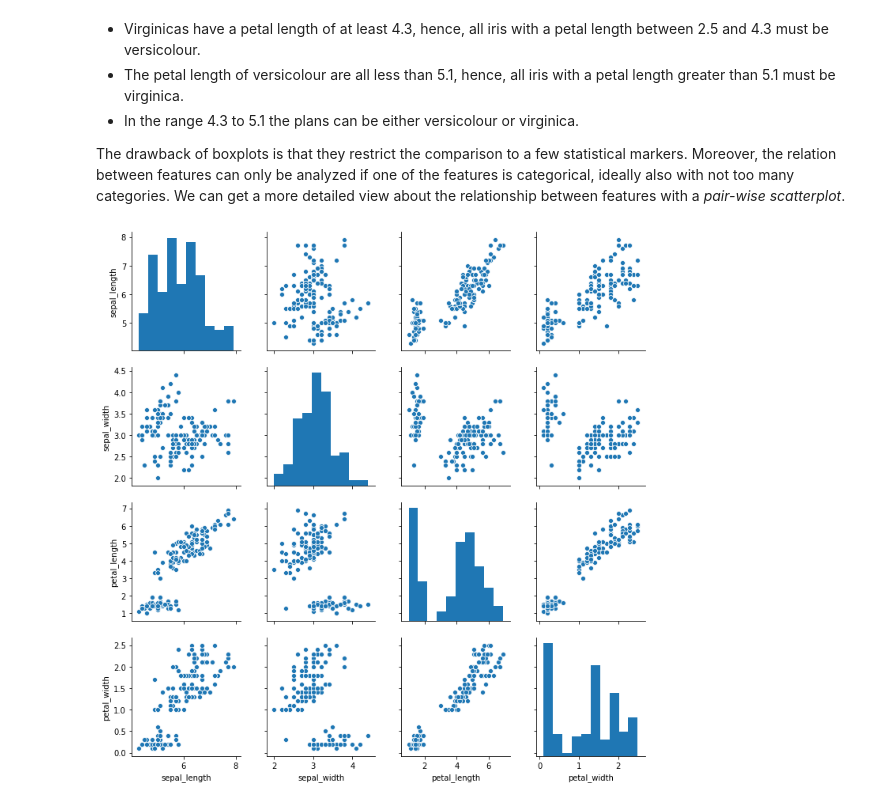
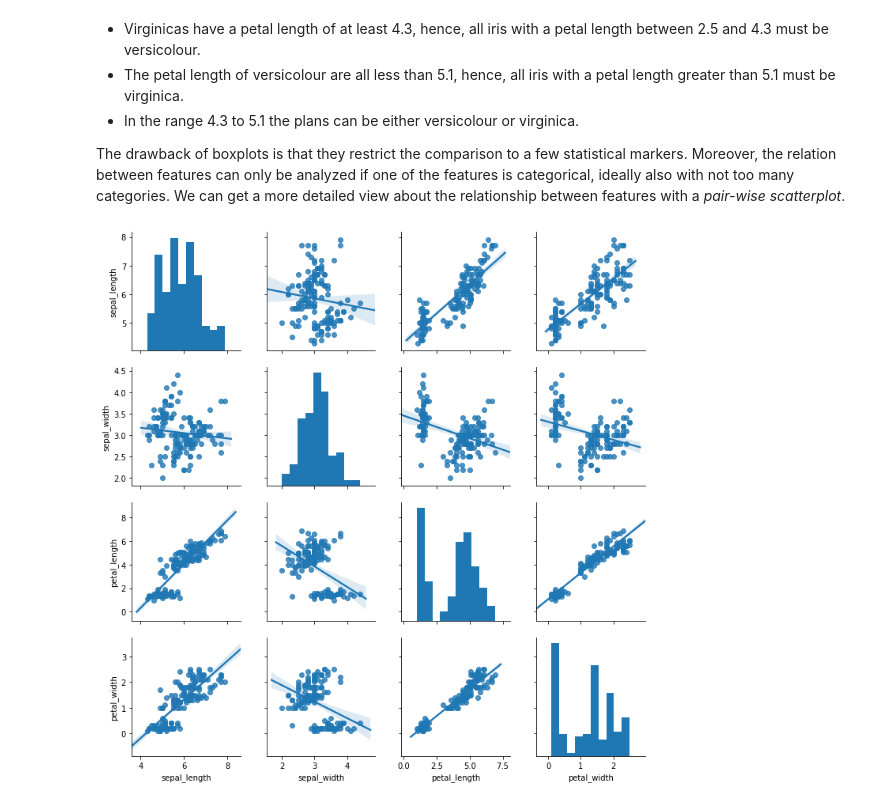
Before and after one commit to sherbold/intro-to-data-science, a Jupyter notebook: content/03_Data-Exploration.ipynb, the cells around one changed output. Drawn from its saved outputs; the diff is of its cells as text; code cells hidden in the pictures.

```diff
--- a/content/03_Data-Exploration.ipynb
+++ b/content/03_Data-Exploration.ipynb
@@ -498,8 +494,8 @@ This boxplot tells us a lot about the relationship between the petal length and
 
 The drawback of boxplots is that they restrict the comparison to a few statistical markers. Moreover, the relation between features can only be analyzed if one of the features is categorical, ideally also with not too many categories. We can get a more detailed view about the relationship between features with a *pair-wise scatterplot*.
 # %%
-sns.pairplot(iris_df)
+sns.pairplot(iris_df, kind='reg')
 plt.show()
 # %% [output]
-[figure, old version]
+[figure, new version]
 # %% [markdown]
```
Also changed, not shown: parts of 23 cells of this notebook, 13 other files.
